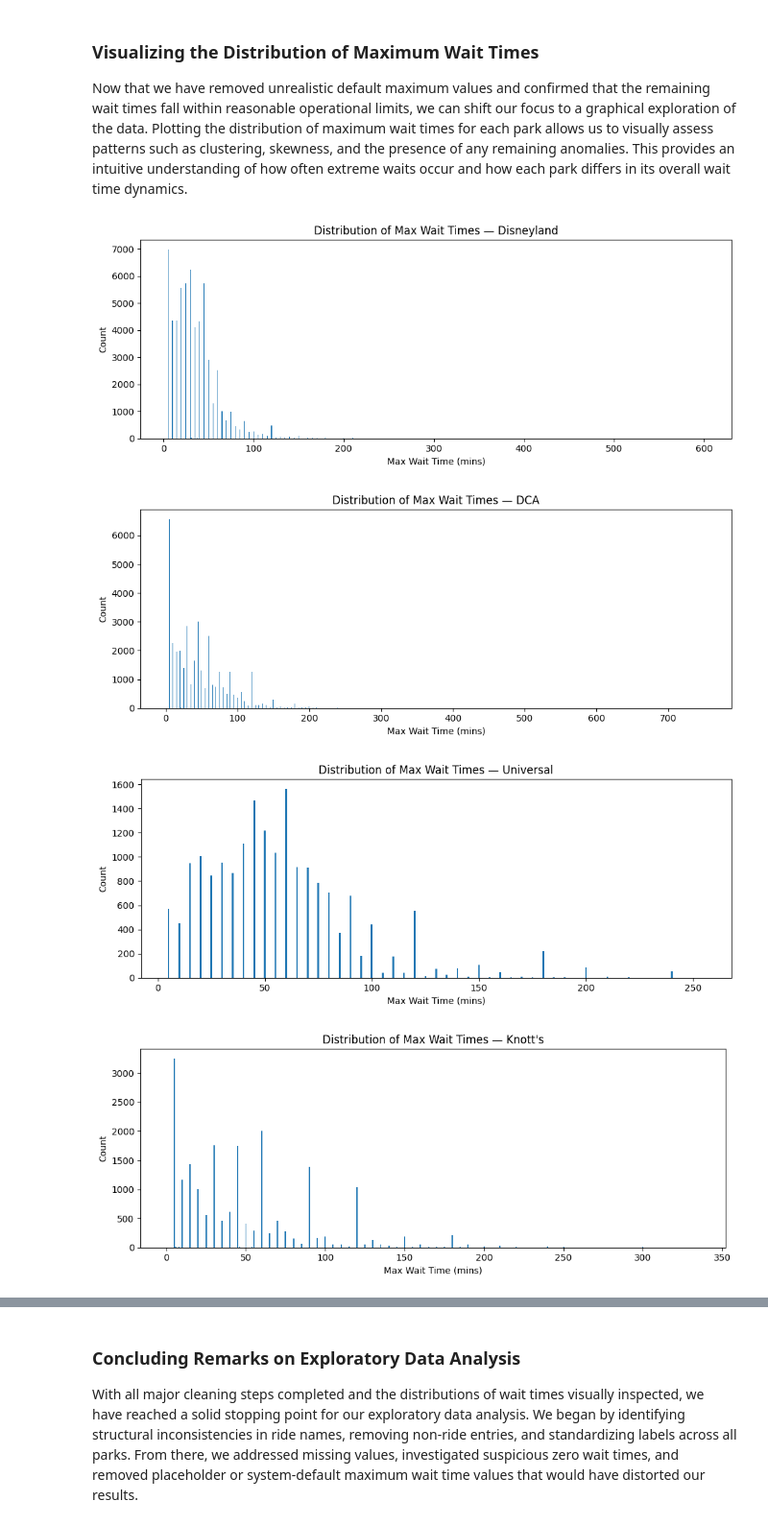
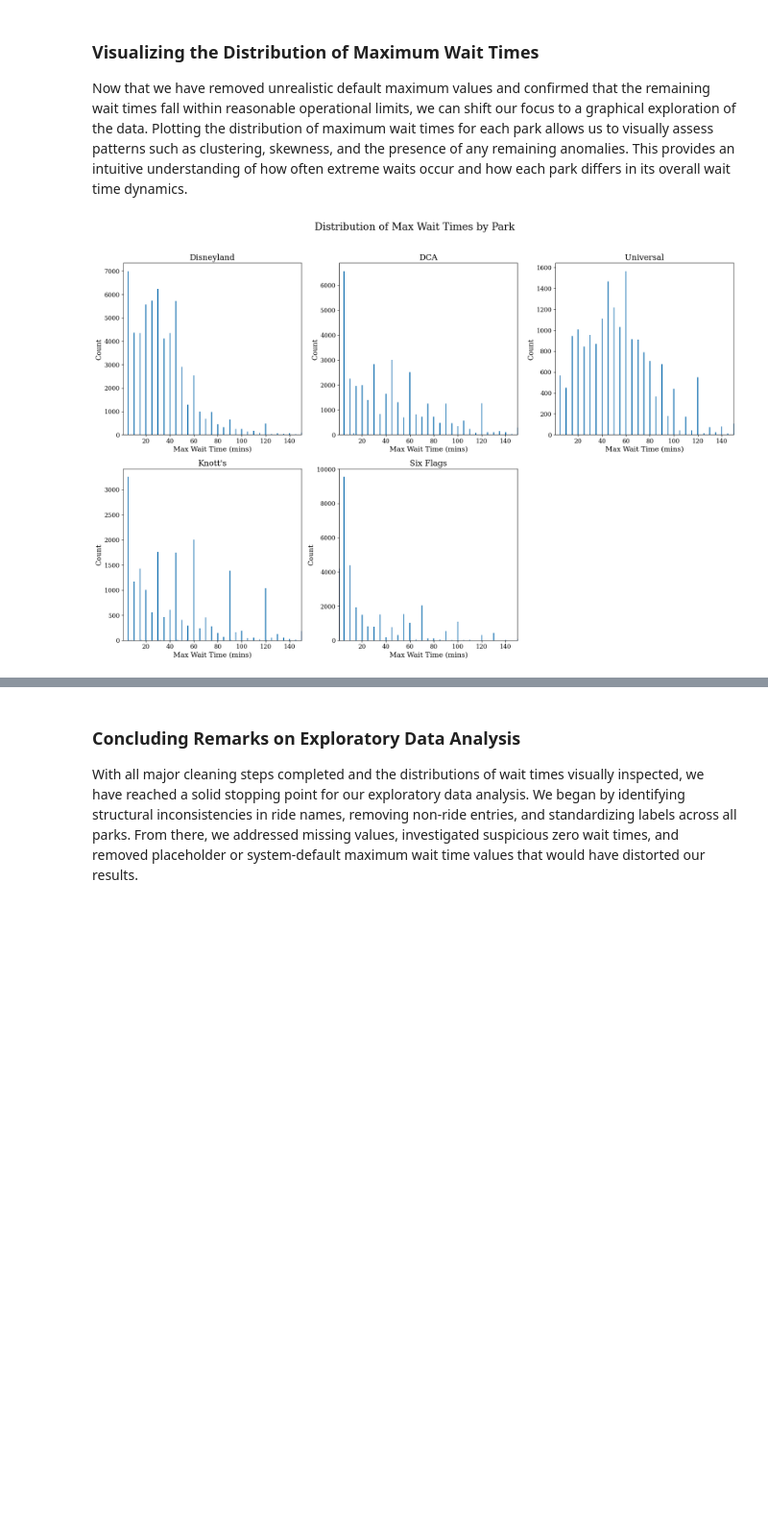
Before and after one commit to Nolancchu/DSC190-Waittime-API-database, a Jupyter notebook: analysis/historical_data_eda.ipynb, the cells around one changed output, grey strips where cells are left out. Shown: that part at 96% size. Saved outputs shown, nothing was run; the diff lists cells and outputs as text; code cells hidden in the pictures; blank space fills up the shorter version.

Commit message:
updated graphs

```diff
--- a/analysis/historical_data_eda.ipynb
+++ b/analysis/historical_data_eda.ipynb
@@ -1001,27 +1049,37 @@ Now that we have removed unrealistic default maximum values and confirmed that t
 # %%
 
 dfs_after = {
     "Disneyland": disney_df,
     "DCA": dca_df,
     "Universal": universal_df,
     "Knott's": knotts_df,
     "Six Flags": sixflags_df
 }
 
-for park, df in dfs_after.items():
-    plt.figure(figsize=(10,4))
 
-    # Count frequency of each max wait time value
+all_values = np.concatenate(
+    [df["Max Wait Time (mins)"].dropna().values for df in dfs_after.values()]
+)
+
+low = np.percentile(all_values, 1)
+high = np.percentile(all_values, 99)
+
+fig, axes = plt.subplots(2, 3, figsize=(18, 12), sharex=False)
+axes = axes.flatten()
+
+for ax, (park, df) in zip(axes[:5], dfs_after.items()):
     counts = df["Max Wait Time (mins)"].value_counts().sort_index()
 
-    plt.bar(counts.index, counts.values)
-    plt.title(f"Distribution of Max Wait Times — {park}")
-    plt.xlabel("Max Wait Time (mins)")
-    plt.ylabel("Count")
-    plt.tight_layout()
-    plt.show()
+    ax.bar(counts.index, counts.values)
+    ax.set_title(park)
+    ax.set_ylabel("Count")
+    ax.set_xlabel("Max Wait Time (mins)")
+    ax.set_xlim(low, high)
+
+fig.delaxes(axes[5])
+fig.suptitle("Distribution of Max Wait Times by Park", fontsize=20, y=1.02)
+
+plt.tight_layout()
+plt.show()
 # %% [output]
-[figure, old version]
+[figure, new version]
-[figure, removed]
-[figure, removed]
-[figure, removed]
```
Also changed, not shown: parts of 13 cells of this notebook.
